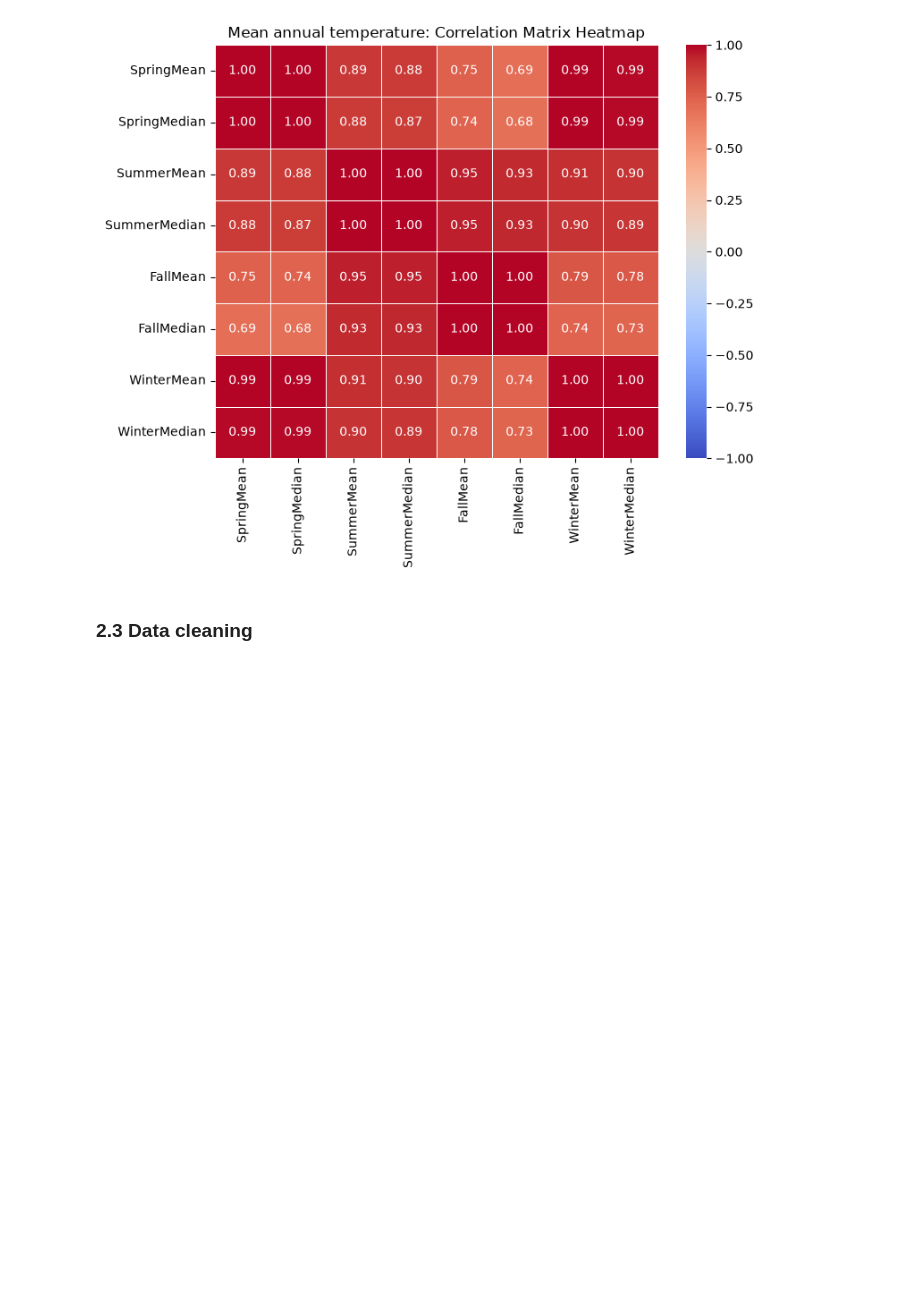
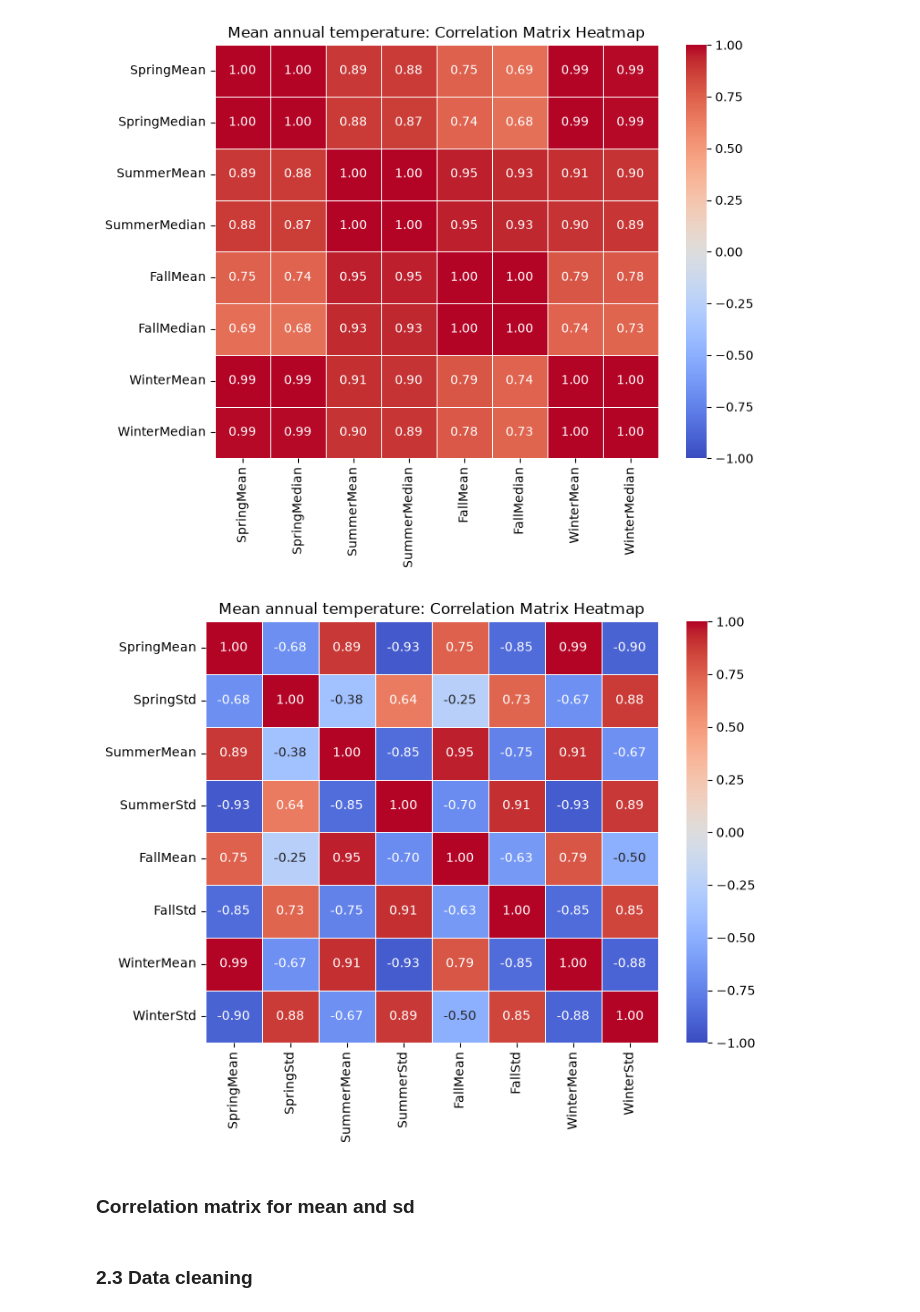
Before and after one commit to AndreaRaaschou/BERN01, a Jupyter notebook: biome_project/Andrea/data_visualization.ipynb, the cells around one changed output. Drawn from its saved outputs; the diff is of its cells as text; code cells hidden in the pictures; blank space fills up the shorter version.

Commit message:
make a new plot

```diff
--- a/biome_project/Andrea/data_visualization.ipynb
+++ b/biome_project/Andrea/data_visualization.ipynb
@@ -240,6 +240,25 @@ plt.title('Mean annual temperature: Correlation Matrix Heatmap')
 plt.show()
 # %% [output]
 [figure]
+# %%
+# Plot a correlation matrix with mean and sd columns compared
+# Plot a correlation matrix
+mean_std_cols = [
+    'SpringMean', 'SpringStd',
+    'SummerMean', 'SummerStd',
+    'FallMean', 'FallStd',
+    'WinterMean', 'WinterStd'
+]
+
+corr_matrix = stats_df["tmp"][mean_std_cols].corr()
+plt.figure(figsize=(8, 6))
+sns.heatmap(corr_matrix, annot=True, cmap='coolwarm', fmt='.2f', linewidths=0.5, vmin=-1, vmax=1)
+plt.title('Mean annual temperature: Correlation Matrix Heatmap')
+plt.show()
+# %% [output]
+[figure, added]
+# %% [markdown]
+### Correlation matrix for mean and sd
 # %% [markdown]
 ### 2.3 Data cleaning
 # %% [markdown]
```
Also changed, not shown: 1 other file.
